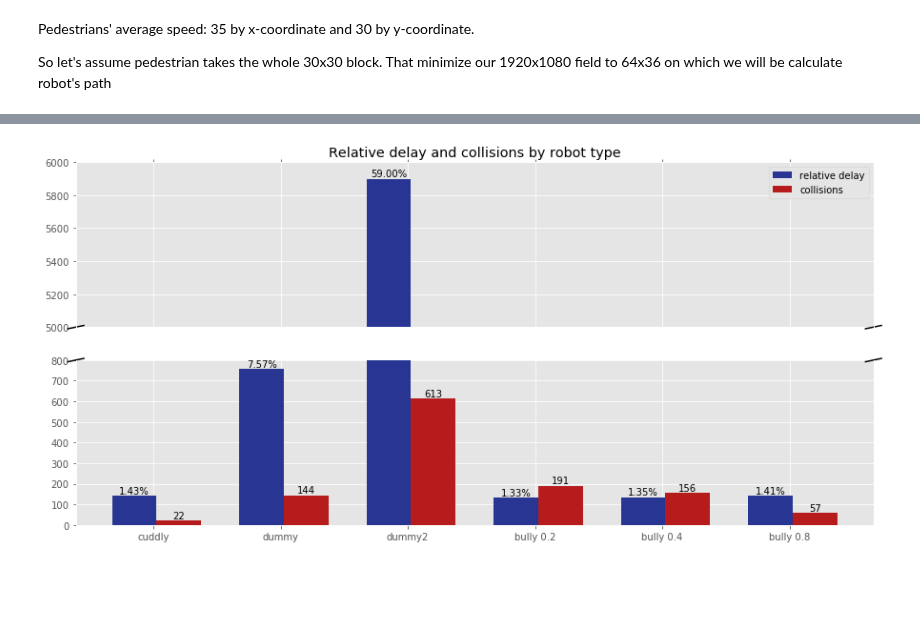
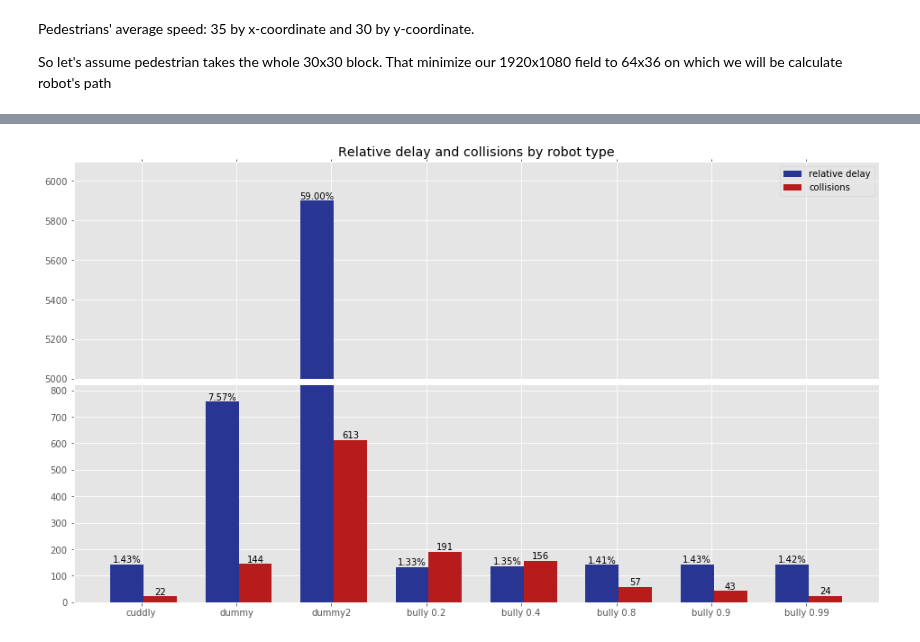
Before and after one commit to avgaydashenko/cuddly-robot-part-2, a Jupyter notebook: virtual_robot_framework.ipynb, the cells around one changed output, grey strips where cells are left out. Drawn from its saved outputs; the diff is of its cells as text; code cells hidden in the pictures; blank space fills up the shorter version.

```diff
--- a/virtual_robot_framework.ipynb
+++ b/virtual_robot_framework.ipynb
@@ -290,62 +279,59 @@ results = np.append(results, [path_time, collisions], axis=0)
 # %%
 np.save('src/results', results)
 # %%
-N = 6
+N = 8
 ind = np.arange(N) + 0.2
 width = 0.35
 total_time = (results.sum(axis=1)[::2] / [gen_paths[:,-1].sum()] - 1) * 10000
 total_collisions = results.sum(axis=1)[1::2]
 # %%
-total_time = np.concatenate((total_time[:2], [tmp_time], total_time[2:]))
+total_time = np.concatenate((total_time[:2], [5900], total_time[2:]))
 # %%
-total_collisions = np.concatenate((total_collisions[:2], [int(tmp_coll)], total_collisions[2:]))
+total_collisions = np.concatenate((total_collisions[:2], [613], total_collisions[2:]))
 # %%
 plt.style.use('ggplot')
-plt.rcParams['figure.figsize'] = (15, 7)
+plt.rcParams['figure.figsize'] = (16, 9)
 # %%
+# gs = gridspec.GridSpec(2, 1, height_ratios=[1, 3])
+
+# ax2 = plt.subplot(gs[0])
+# ax = plt.subplot(gs[1])
+
 fig, (ax2, ax) = plt.subplots(2, 1, sharex=True)
 
-ax.set_ylim(0, 800)
-ax2.set_ylim(5000, 6000)
+ax.set_ylim(0, 820)
+ax2.set_ylim(5000, 6100)
 
 ax2.spines['bottom'].set_visible(False)
 ax.spines['top'].set_visible(False)
 ax2.xaxis.tick_top()
 ax2.tick_params(labeltop='off')  # don't put tick labels at the top
 ax.xaxis.tick_bottom()
 
-d = .01  # how big to make the diagonal lines in axes coordinates
-# arguments to pass to plot, just so we don't keep repeating them
-kwargs = dict(transform=ax2.transAxes, color='k', clip_on=False)
-ax2.plot((-d, +d), (-d, +d), **kwargs)        # top-left diagonal
-ax2.plot((1 - d, 1 + d), (-d, +d), **kwargs)  # top-right diagonal
-
-kwargs.update(transform=ax.transAxes)  # switch to the bottom axes
-ax.plot((-d, +d), (1 - d, 1 + d), **kwargs)  # bottom-left diagonal
-ax.plot((1 - d, 1 + d), (1 - d, 1 + d), **kwargs)  # bottom-right diagonal
-
 rects1 = ax.bar(ind, total_time, width, color='#283593')
 rects1 = ax2.bar(ind, total_time, width, color='#283593')
 rects2 = ax.bar(ind + width, total_collisions, width, color='#b71c1c')
 
 ax2.set_title('Relative delay and collisions by robot type')
 ax2.set_xticks(ind + width - 0.2)
-ax2.set_xticklabels(('cuddly', 'dummy', 'dummy2', 'bully 0.2', 'bully 0.4', 'bully 0.8'))
+ax2.set_xticklabels(('cuddly', 'dummy', 'dummy2', 'bully 0.2', 'bully 0.4', 'bully 0.8', 'bully 0.9', 'bully 0.99'))
 ax2.legend((rects1[0], rects2[0]), ('relative delay', 'collisions'))
 
 for rect in rects1:
     height = rect.get_height()
     if height > 5000:
         ax2.text(rect.get_x() + rect.get_width()/2., height+1, '%.2f' % (height / 100) + '%', ha='center', va='bottom')
     else:
         ax.text(rect.get_x() + rect.get_width()/2., height+1, '%.2f' % (height / 100) + '%', ha='center', va='bottom')
 
 for rect in rects2:
     height = rect.get_height()
     ax.text(rect.get_x() + rect.get_width()/2., height+1, '%d' % int(height), ha='center', va='bottom')
 
+plt.subplots_adjust(hspace=0.03)
+
 plt.savefig('src/Images/barplot', bbox_inches='tight')
 # %% [output]
-[figure, old version]
+[figure, new version]
 # %%
 len(robot.trace)
```
Also changed, not shown: parts of 13 cells of this notebook, 4 other files.
